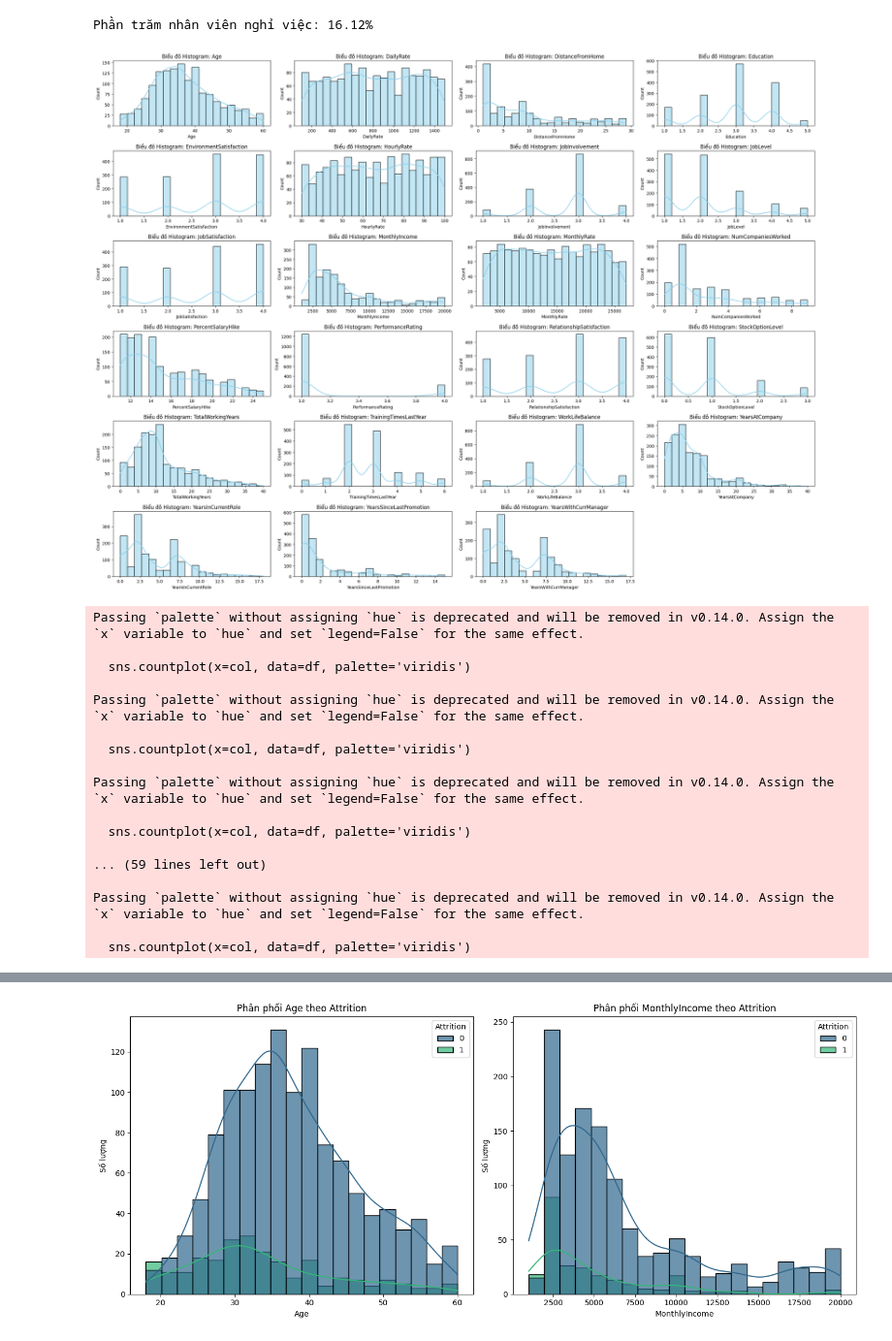
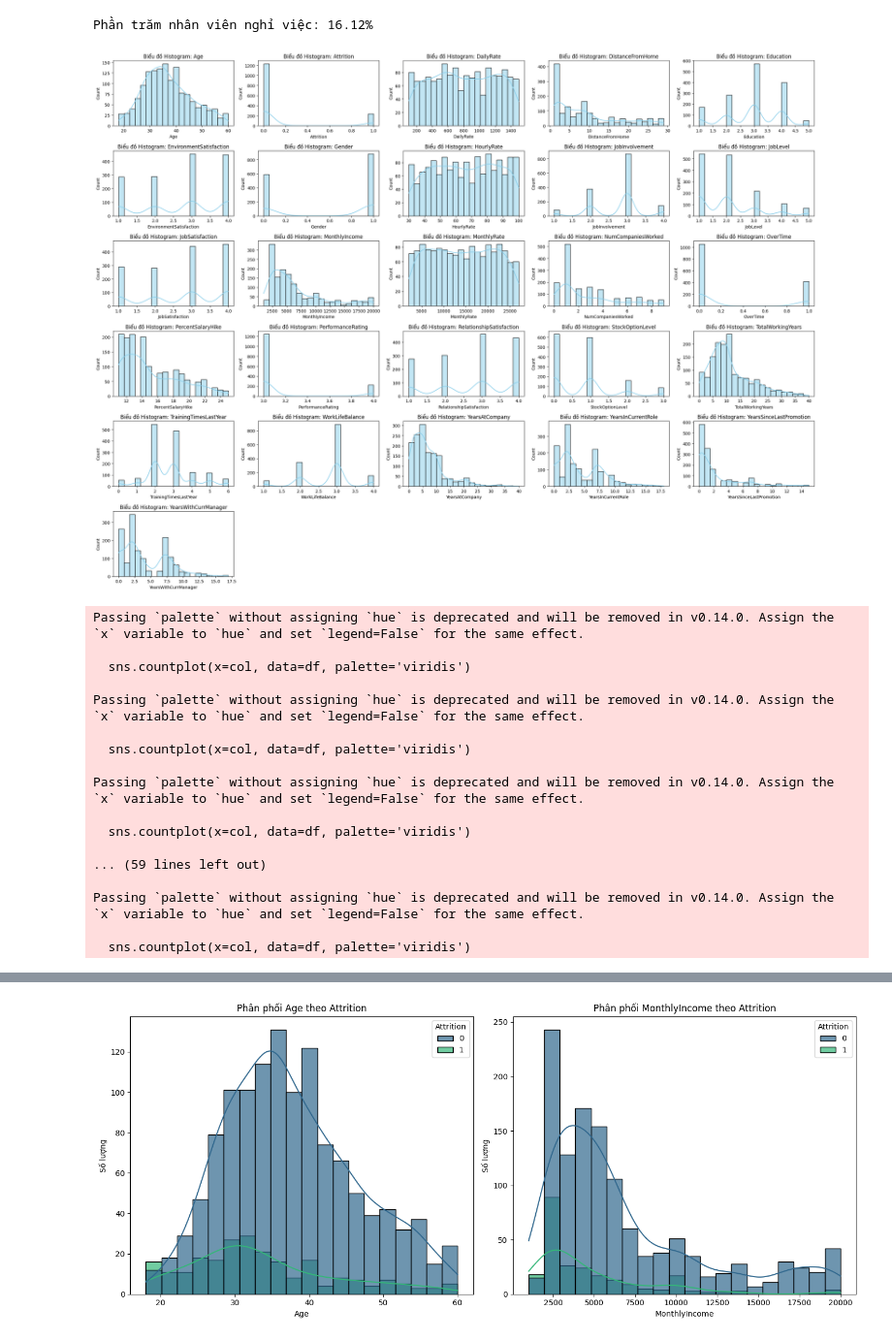
Before and after one commit to Kennenzz/predict-employee-attrition, a Jupyter notebook: Train.ipynb, the cells around one changed output, grey strips where cells are left out. Shown at 97% size. Saved outputs shown, nothing was run; the diff lists cells and outputs as text; code cells hidden in the pictures.

```diff
--- a/Train.ipynb
+++ b/Train.ipynb
@@ -269,25 +269,33 @@ Passing `palette` without assigning `hue` is deprecated and will be removed in v
 [figure]
 Phần trăm nhân viên nghỉ việc: 16.12%
 # %%
-# Vẽ histogram cho các biến số
+# Lấy các biến số (loại trừ biến kiểu bool)
+filtered_numerical_cols = df.select_dtypes(include=['int64', 'float64']).columns
+
+# Tính số hàng và cột cho subplot
+import math
+num_plots = len(filtered_numerical_cols)
+cols = 5
+rows = math.ceil(num_plots / cols)
+
 plt.figure(figsize=(24, 18))
 for idx, col in enumerate(filtered_numerical_cols):
     plt.subplot(rows, cols, idx + 1)
     sns.histplot(df[col], bins=20, kde=True, color='skyblue')
     plt.title(f'Biểu đồ Histogram: {col}')
 plt.tight_layout()
 plt.show()
 
 # Vẽ countplot cho các biến phân loại (chỉ vẽ cho các biến đã được mã hóa nhị phân)
 plt.figure(figsize=(24, 12))
 for i, col in enumerate(df.columns[df.dtypes == 'bool']):
     plt.subplot(4, 5, i + 1)
     sns.countplot(x=col, data=df, palette='viridis')
     plt.title(f'Biểu đồ Countplot: {col}')
 plt.tight_layout()
 plt.show()
 # %% [output]
-[figure, old version]
+[figure, new version]
 Passing `palette` without assigning `hue` is deprecated and will be removed in v0.14.0. Assign the `x` variable to `hue` and set `legend=False` for the same effect.
 
   sns.countplot(x=col, data=df, palette='viridis')
```
Also changed, not shown: parts of 6 cells of this notebook.
